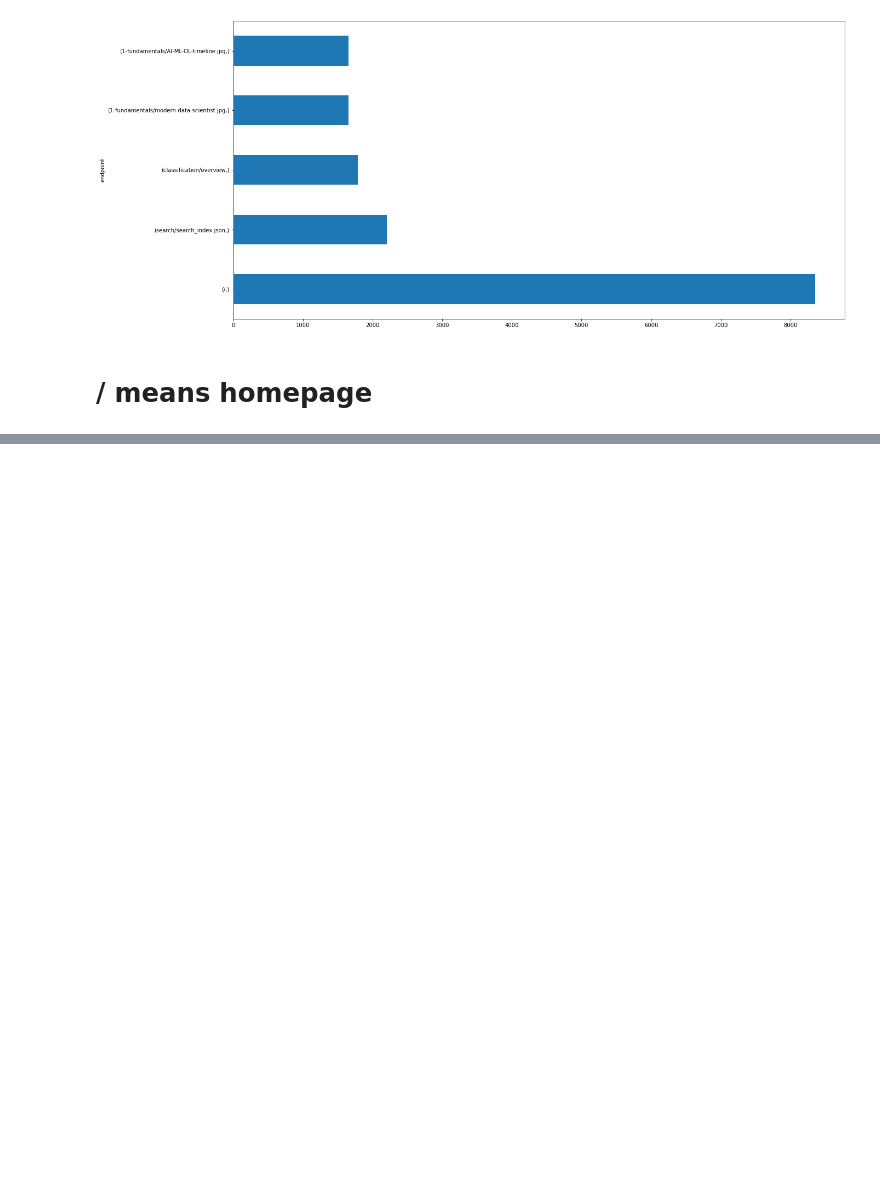
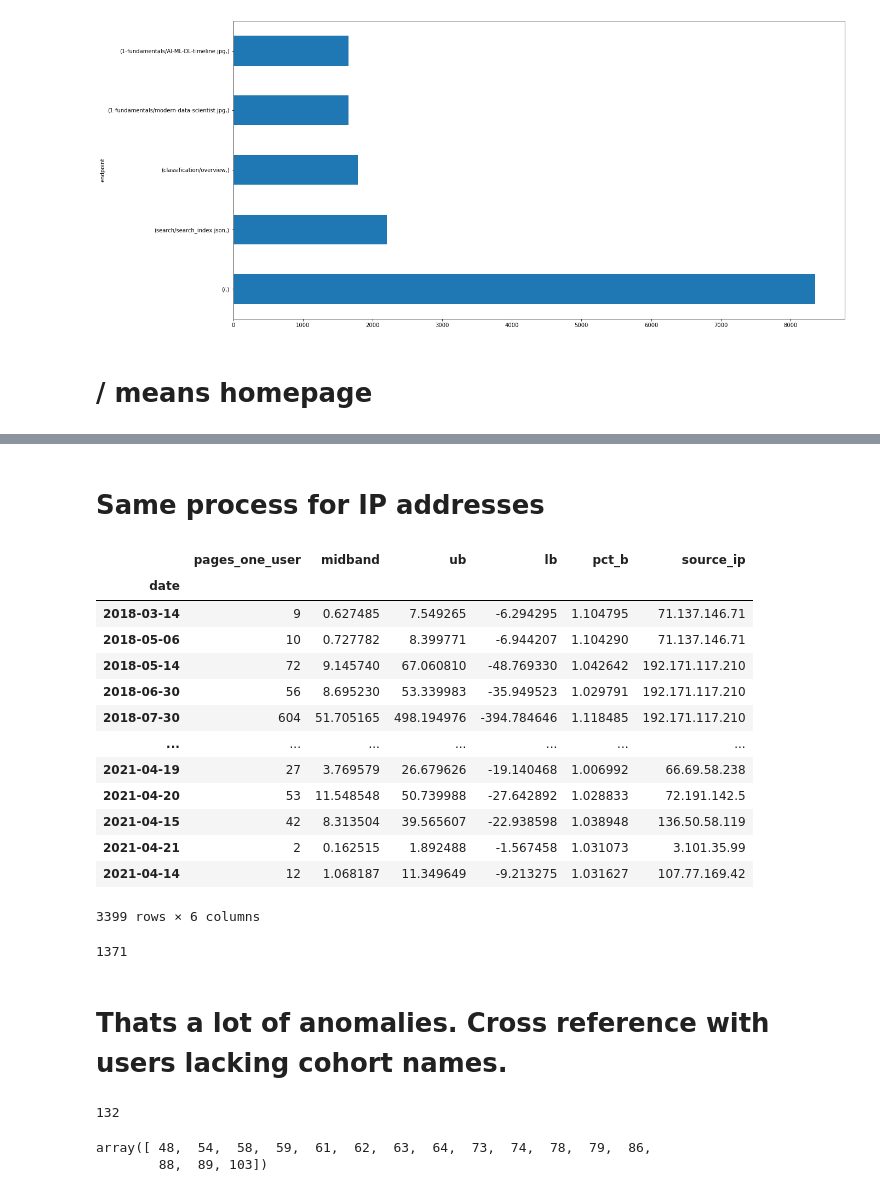
Before and after one commit to Team-Ferret-Kalpana/Logs_archive, a Jupyter notebook: Anomaly_Detection_Report.ipynb, the cells around one changed output, grey strips where cells are left out. Drawn from its saved outputs; the diff is of its cells as text; code cells hidden in the pictures; blank space fills up the shorter version.

```diff
--- a/Anomaly_Detection_Report.ipynb
+++ b/Anomaly_Detection_Report.ipynb
@@ -69,0 +120,44 @@ a
+# %% [markdown]
+# Same process for IP addresses
+# %%
+span = 30
+weight = 3
+
+anomalies_ip = pd.DataFrame()
+for u in list(df.source_ip.unique()):
+    user_df_ip = fun_4.find_anomalies_ip(df, u, span, weight)
+    anomalies_ip = pd.concat([anomalies_ip, user_df_ip], axis=0)
+# %%
+anomalies_ip.head()
+# %% [output]
+|  | pages_one_user | midband | ub | lb | pct_b | source_ip |
+| date |  |  |  |  |  |  |
+| 2018-03-14 | 9 | 0.627485 | 7.549265 | -6.294295 | 1.104795 | 71.137.146.71 |
+| 2018-05-06 | 10 | 0.727782 | 8.399771 | -6.944207 | 1.104290 | 71.137.146.71 |
+| 2018-05-14 | 72 | 9.145740 | 67.060810 | -48.769330 | 1.042642 | 192.171.117.210 |
+| 2018-06-30 | 56 | 8.695230 | 53.339983 | -35.949523 | 1.029791 | 192.171.117.210 |
+| 2018-07-30 | 604 | 51.705165 | 498.194976 | -394.784646 | 1.118485 | 192.171.117.210 |
+| ... | ... | ... | ... | ... | ... | ... |
+| 2021-04-19 | 27 | 3.769579 | 26.679626 | -19.140468 | 1.006992 | 66.69.58.238 |
+| 2021-04-20 | 53 | 11.548548 | 50.739988 | -27.642892 | 1.028833 | 72.191.142.5 |
+| 2021-04-15 | 42 | 8.313504 | 39.565607 | -22.938598 | 1.038948 | 136.50.58.119 |
+| 2021-04-21 | 2 | 0.162515 | 1.892488 | -1.567458 | 1.031073 | 3.101.35.99 |
+| 2021-04-14 | 12 | 1.068187 | 11.349649 | -9.213275 | 1.031627 | 107.77.169.42 |
+3399 rows × 6 columns
+# %%
+anomalies_ip.source_ip.nunique()
+# %% [output]
+1371
+# %% [markdown]
+# Thats a lot of anomalies. Cross reference with users lacking cohort names.
+# %%
+anomalies_ip.pages_one_user.nunique()
+# %% [output]
+132
+# %%
+# lists the users who were using the ip address when the ip address was displaying suspicious behaviour
+sus_ip = np.intersect1d(coh_nam_na.user.unique(),anomalies.pages_one_user.unique())
+sus_ip
+# %% [output]
+array([ 48,  54,  58,  59,  61,  62,  63,  64,  73,  74,  78,  79,  86,
+        88,  89, 103])
```
Also changed, not shown: parts of 13 cells of this notebook, 1 other file.
